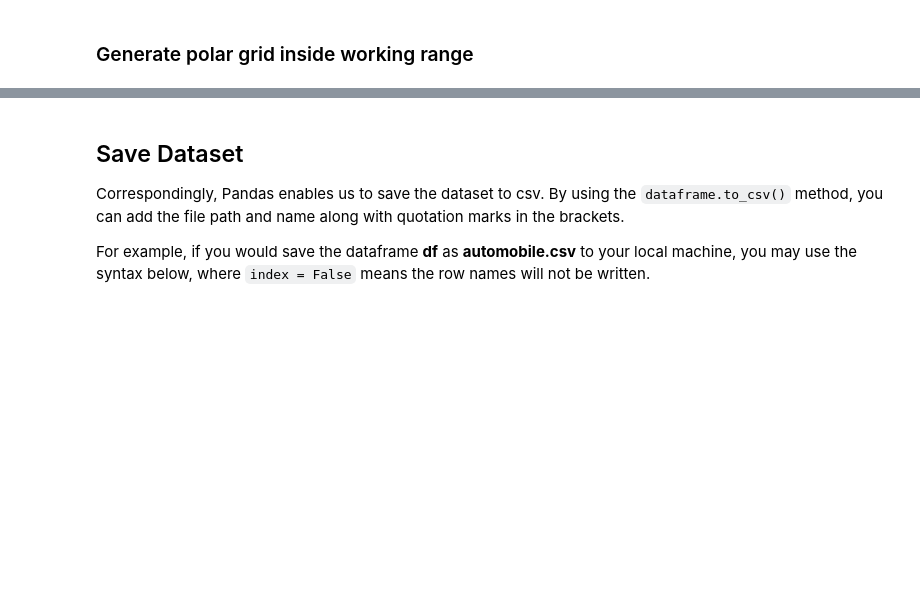
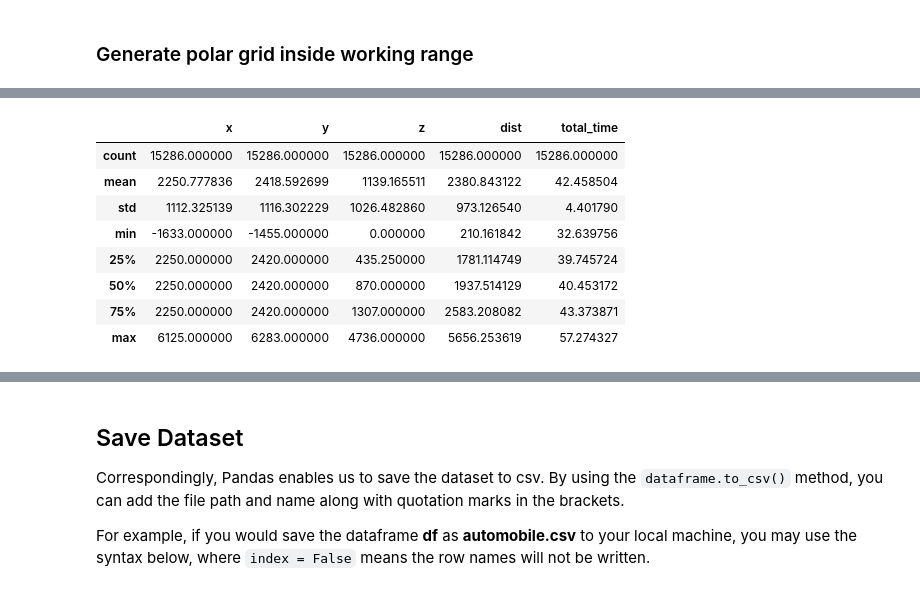
Before and after one commit to UsmanovSla/MGD-RSS, a Jupyter notebook: model/02_DetermModel/DM_02_Model_Parameters.ipynb, the cells around one changed output, grey strips where cells are left out. Cells and saved outputs as stored; diff of their text form; code cells hidden in the pictures; blank space fills up the shorter version.

```diff
--- a/model/02_DetermModel/DM_02_Model_Parameters.ipynb
+++ b/model/02_DetermModel/DM_02_Model_Parameters.ipynb
@@ -213,0 +228,12 @@ plt.show()
+# %%
+df_sim.describe()
+# %% [output]
+|  | x | y | z | dist | total_time |
+| count | 15286.000000 | 15286.000000 | 15286.000000 | 15286.000000 | 15286.000000 |
+| mean | 2250.777836 | 2418.592699 | 1139.165511 | 2380.843122 | 42.458504 |
+| std | 1112.325139 | 1116.302229 | 1026.482860 | 973.126540 | 4.401790 |
+| min | -1633.000000 | -1455.000000 | 0.000000 | 210.161842 | 32.639756 |
+| 25% | 2250.000000 | 2420.000000 | 435.250000 | 1781.114749 | 39.745724 |
+| 50% | 2250.000000 | 2420.000000 | 870.000000 | 1937.514129 | 40.453172 |
+| 75% | 2250.000000 | 2420.000000 | 1307.000000 | 2583.208082 | 43.373871 |
+| max | 6125.000000 | 6283.000000 | 4736.000000 | 5656.253619 | 57.274327 |
```
Also changed, not shown: parts of 21 cells of this notebook, 26 other files.
